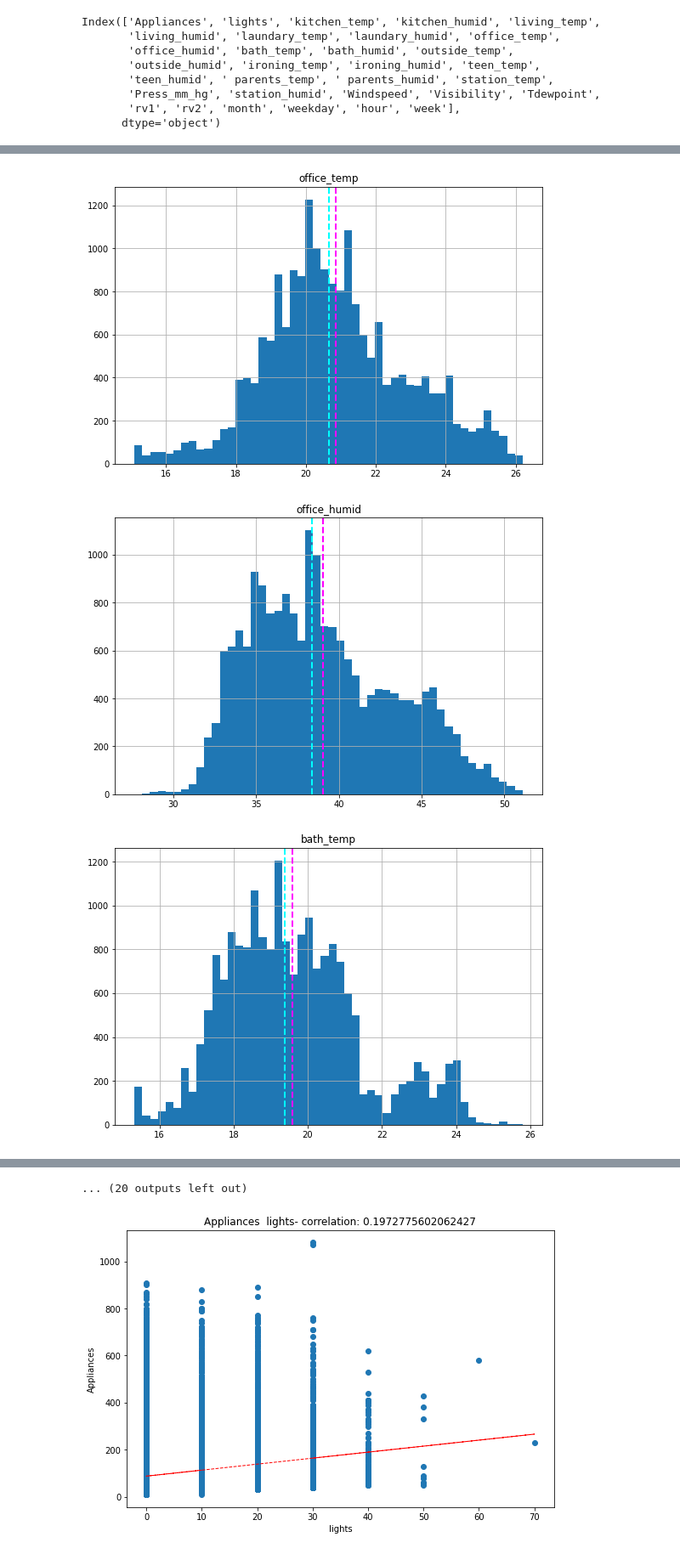
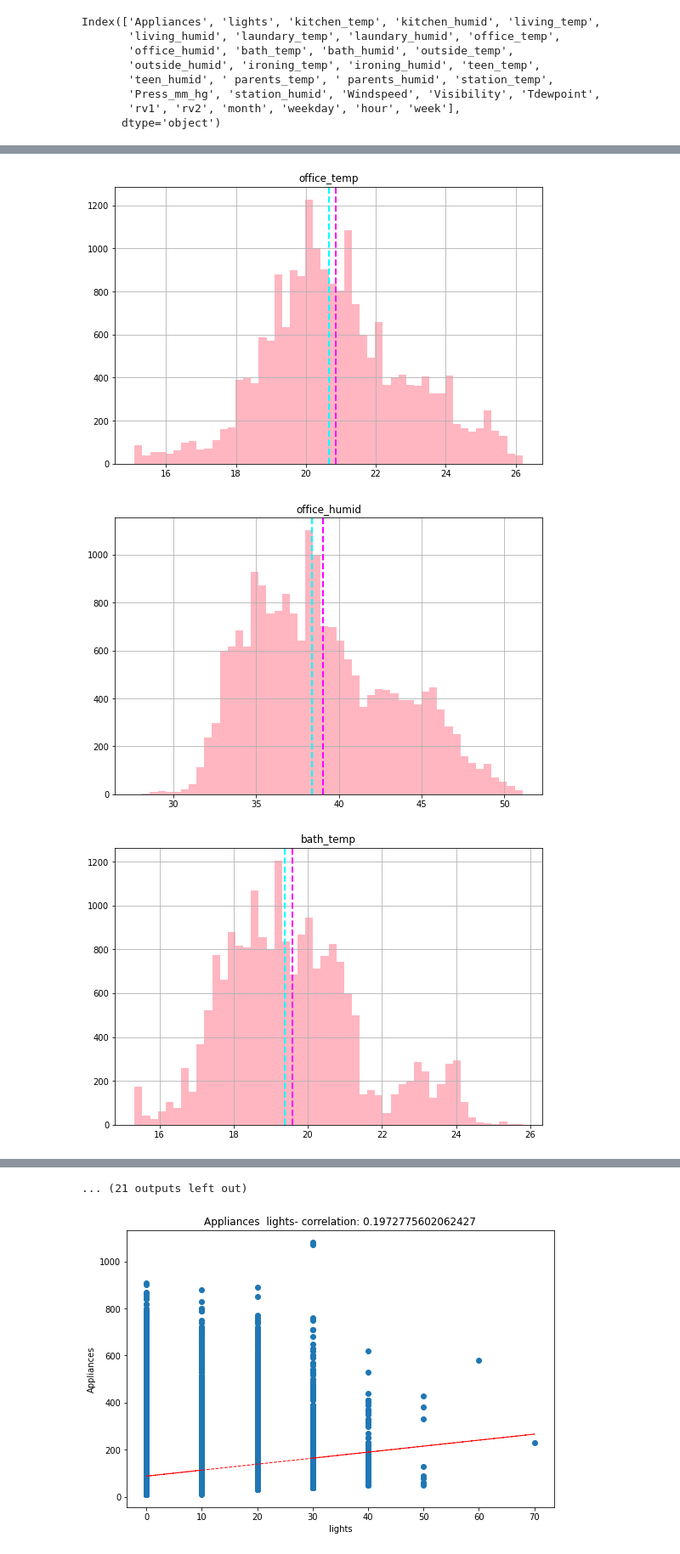
Before and after one commit to raushan9jnv/Appliances-Energy-Prediction, a Jupyter notebook: Appliances_Energy_Prediction.ipynb, the cells around one changed output, grey strips where cells are left out. Shown at 85% size. Drawn from its saved outputs; the diff is of its cells as text; code cells hidden in the pictures.

```diff
--- a/Appliances_Energy_Prediction.ipynb
+++ b/Appliances_Energy_Prediction.ipynb
@@ -241,7 +241,7 @@ for col in numeric_features:
     fig = plt.figure(figsize=(9, 6))
     ax = fig.gca()
     feature = energy[col]
-    feature.hist(bins=50, ax = ax)
+    feature.hist(bins=50, ax = ax,color ='lightpink')
     ax.axvline(feature.mean(), color='magenta', linestyle='dashed', linewidth=2)
     ax.axvline(feature.median(), color='cyan', linestyle='dashed', linewidth=2)
     ax.set_title(col)
@@ -258,3 +259,3 @@ plt.show()
-[figure, old version]
+[figure, new version]
-[figure, old version]
+[figure, new version]
-[figure, old version]
+[figure, new version]
@@ -262,4 +262,4 @@ plt.show()
-... (20 outputs left out)
+... (21 outputs left out)
 # %%
 for col in numeric_features[1:]:
    fig = plt.figure(figsize=(9, 6))
```
Also changed, not shown: parts of 8 cells of this notebook.
